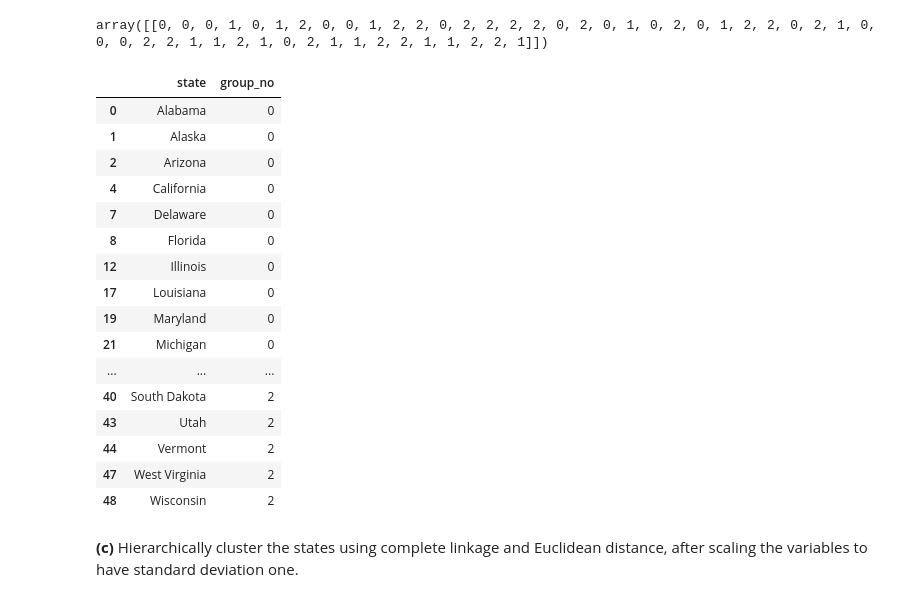
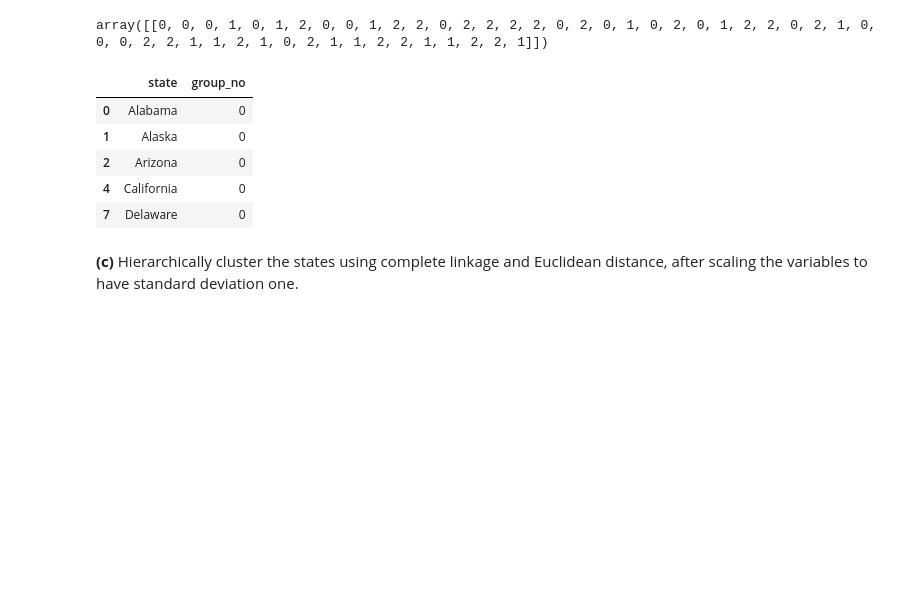
Before and after one commit to drwslv/StanfordOnline-Statistical-Learning, a Jupyter notebook: Ch12 Solutions Applied.ipynb, the cells around one changed output. Cells and saved outputs as stored; diff of their text form; code cells hidden in the pictures; blank space fills up the shorter version.

```diff
--- a/Ch12 Solutions Applied.ipynb
+++ b/Ch12 Solutions Applied.ipynb
@@ -223,26 +223,15 @@ array([[0, 0, 0, 1, 0, 1, 2, 0, 0, 1, 2, 2, 0, 2, 2, 2, 2, 0, 2, 0, 1, 0, 2, 0,
 # %%
 clusters_df = pd.DataFrame(list(X.index), columns=['state'])
 clusters_df['group_no'] = cut_tree(linkage_comp, height=130)
 clusters_df.sort_values(by=['group_no','state'], inplace=True)
-clusters_df
+clusters_df.iloc[0:5,]
 # %% [output]
 |  | state | group_no |
 | 0 | Alabama | 0 |
 | 1 | Alaska | 0 |
 | 2 | Arizona | 0 |
 | 4 | California | 0 |
 | 7 | Delaware | 0 |
-| 8 | Florida | 0 |
-| 12 | Illinois | 0 |
-| 17 | Louisiana | 0 |
-| 19 | Maryland | 0 |
-| 21 | Michigan | 0 |
-| ... | ... | ... |
-| 40 | South Dakota | 2 |
-| 43 | Utah | 2 |
-| 44 | Vermont | 2 |
-| 47 | West Virginia | 2 |
-| 48 | Wisconsin | 2 |
 # %% [markdown]
 **(c)** Hierarchically cluster the states using complete linkage and Euclidean distance, after scaling the variables to have standard deviation one.
 # %%
```
Also changed, not shown: parts of 4 cells of this notebook.
